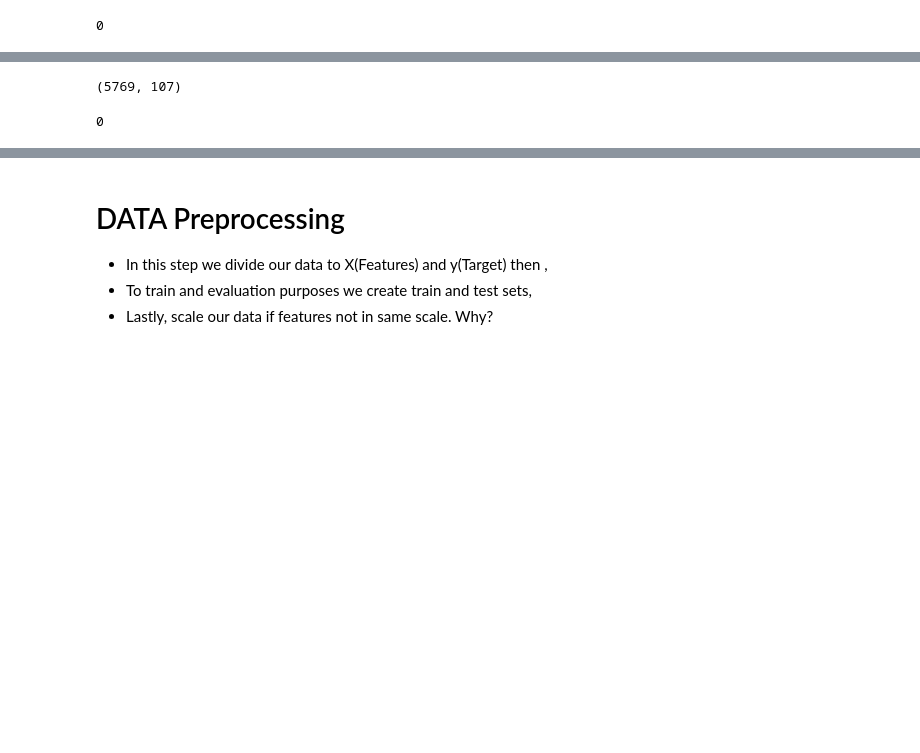
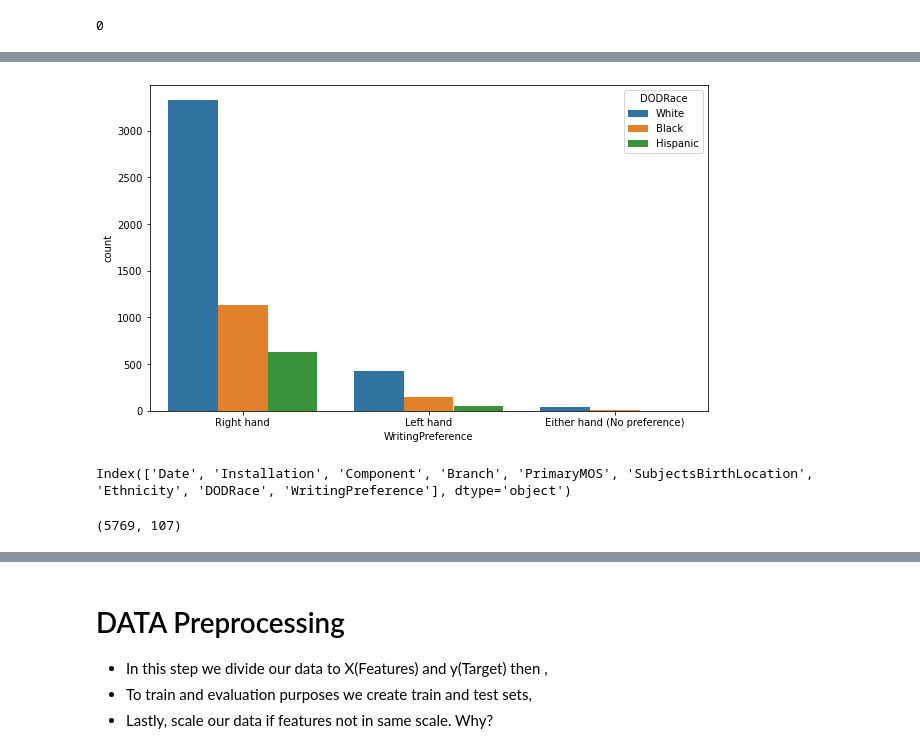
Before and after one commit to harun1yuksel/working, a Jupyter notebook: ML projects/soldier_race/soldier_race_project_students.ipynb, the cells around one changed output, grey strips where cells are left out. Cells and saved outputs as stored; diff of their text form; code cells hidden in the pictures; blank space fills up the shorter version.

```diff
--- a/ML projects/soldier_race/soldier_race_project_students.ipynb
+++ b/ML projects/soldier_race/soldier_race_project_students.ipynb
@@ -258,8 +317,13 @@ df = df.drop(columns=['ethnicity',	'date',	'installation',	'component',	'branch'
+# %%
+plt.figure(figsize=(10, 6))
+sns.countplot(data = df, hue="DODRace", x="WritingPreference");
+# %% [output]
+[figure, added]
+# %%
+df.select_dtypes("O").columns
+# %% [output]
+Index(['Date', 'Installation', 'Component', 'Branch', 'PrimaryMOS', 'SubjectsBirthLocation', 'Ethnicity', 'DODRace', 'WritingPreference'], dtype='object')
 # %%
 df.shape
 # %% [output]
 (5769, 107)
-# %%
-df.isnull().sum().sum()
-# %% [output]
-0
```
Also changed, not shown: parts of 125 cells of this notebook.
